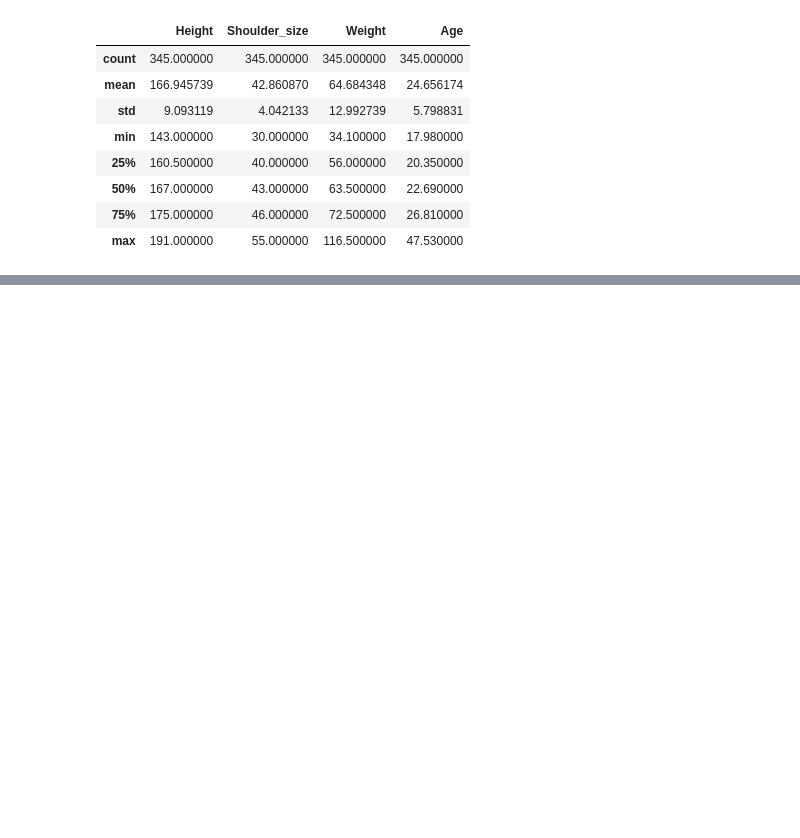
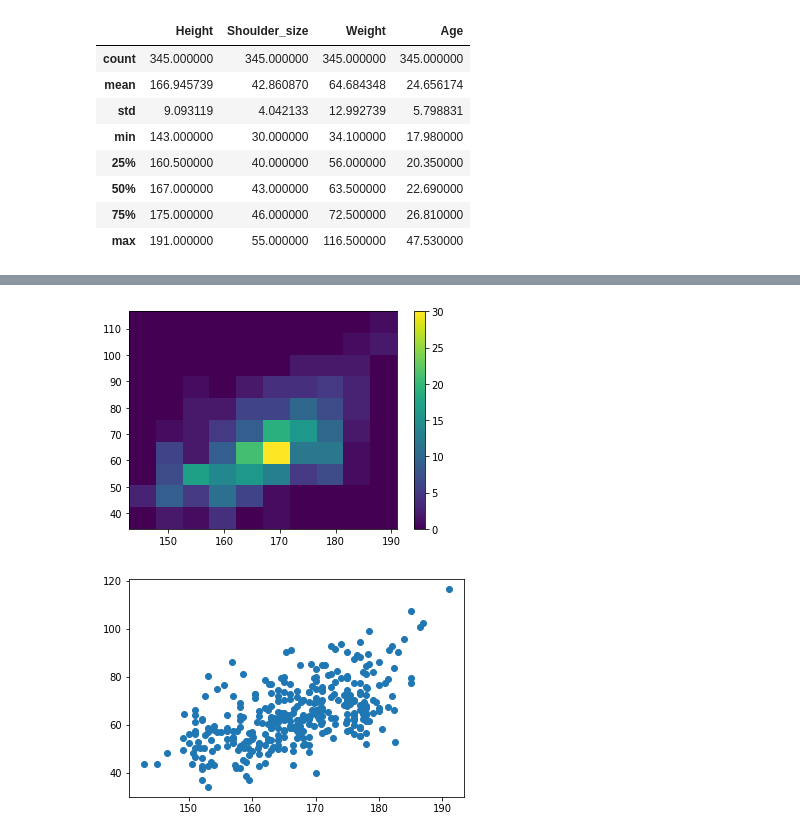
Before and after one commit to anirudhprabhakaran3/prml-lab, a Jupyter notebook: Lab 1/Lab 1.ipynb, the cells around one changed output, grey strips where cells are left out. Saved outputs shown, nothing was run; the diff lists cells and outputs as text; code cells hidden in the pictures; blank space fills up the shorter version.

```diff
--- a/Lab 1/Lab 1.ipynb
+++ b/Lab 1/Lab 1.ipynb
@@ -81,0 +73,10 @@ df.describe()
+# %%
+plt.hist2d(height, weight)
+plt.colorbar()
+plt.show()
+
+plt.scatter(height, weight)
+plt.show()
+# %% [output]
+[figure, added]
+[figure, added]
```
Also changed, not shown: parts of 11 cells of this notebook, 2 other files.
